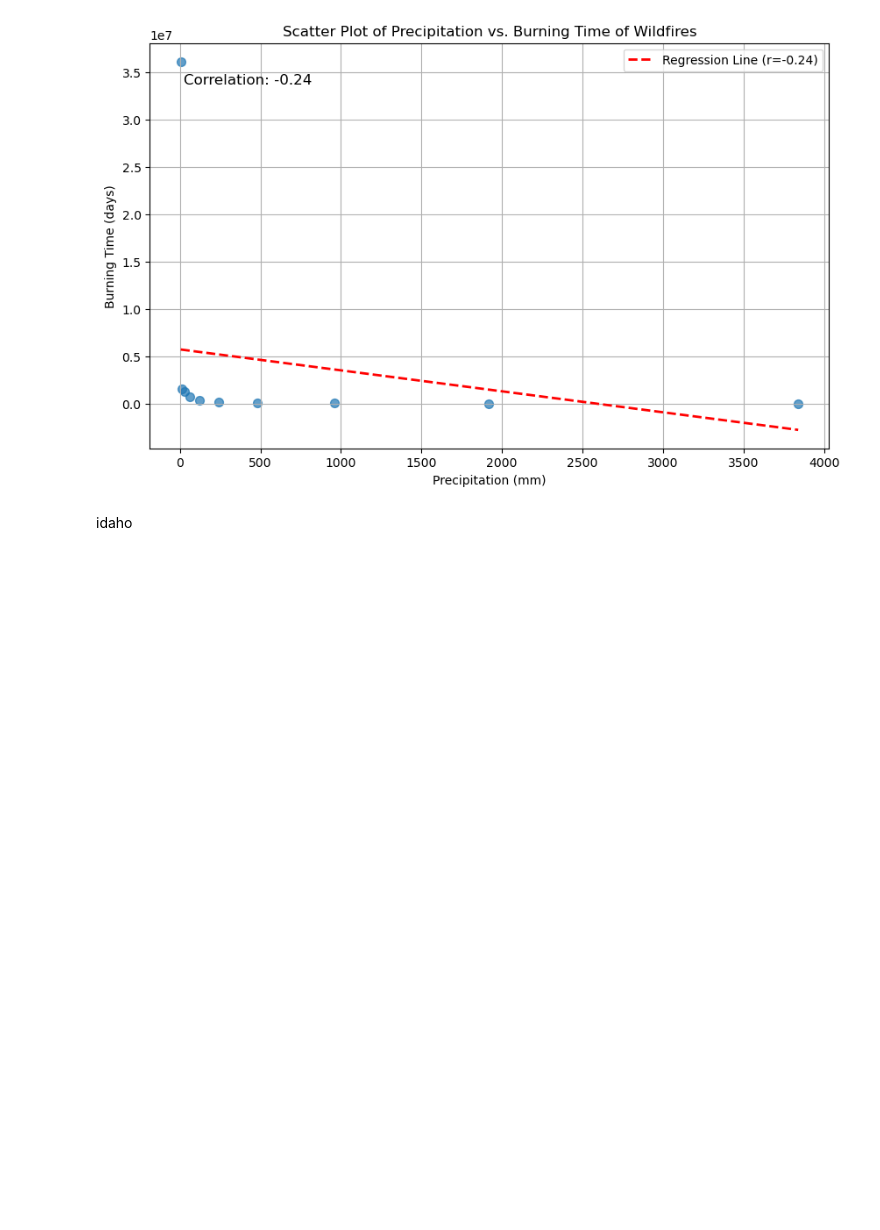
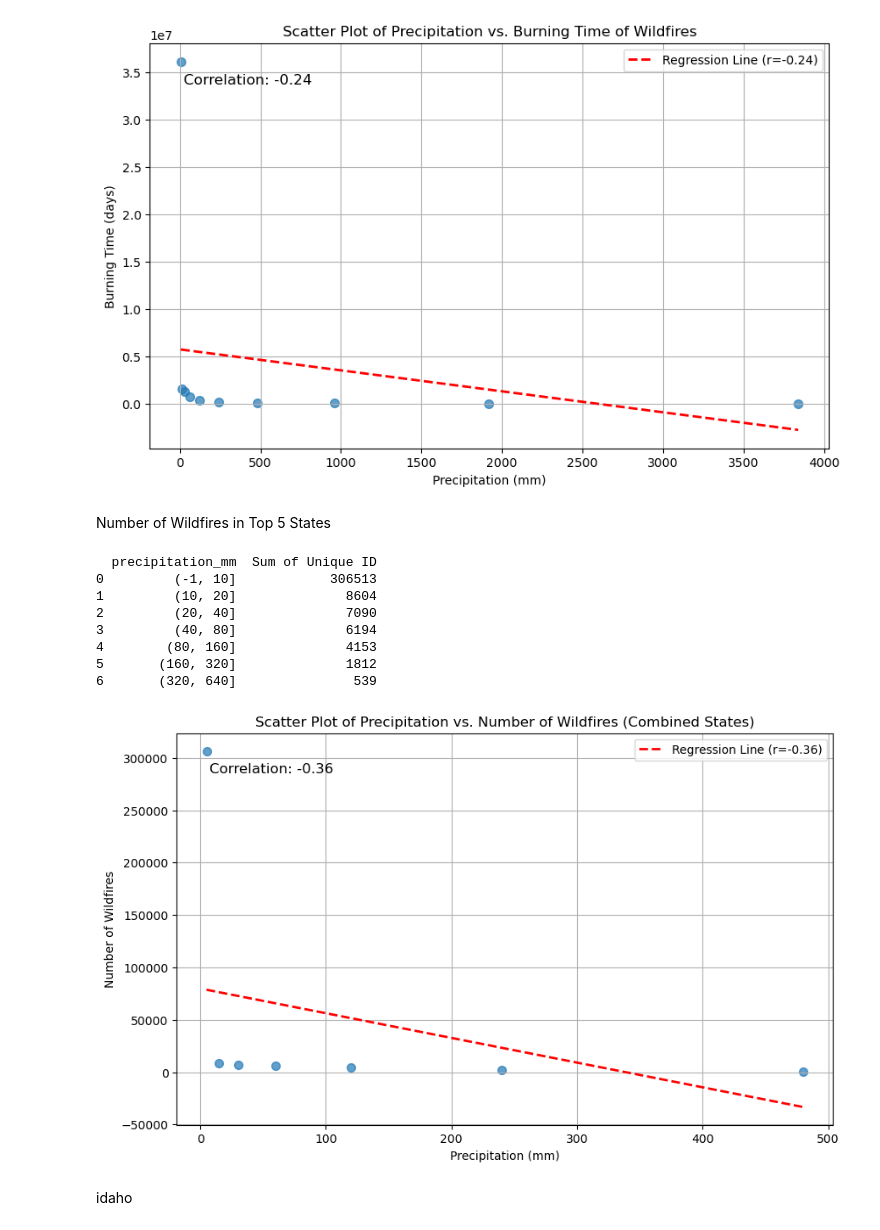
Before and after one commit to Pissane/Capstone_Project, a Jupyter notebook: weather_data/weather_and_wildfires_v2.ipynb, the cells around one changed output. Drawn from its saved outputs; the diff is of its cells as text; code cells hidden in the pictures; blank space fills up the shorter version.

```diff
--- a/weather_data/weather_and_wildfires_v2.ipynb
+++ b/weather_data/weather_and_wildfires_v2.ipynb
@@ -373,6 +373,66 @@ plt.show()
 8     (1280, 2560]                       20053.0
 9     (2560, 5120]                        2038.0
 [figure]
+# %% [markdown]
+Number of Wildfires in Top 5 States
+# %%
+# Filter data for the specified states
+selected_states = ['Idaho', 'Oregon', 'California', 'Arizona', 'New Mexico']
+filtered_result = result[result['state_name'].isin(selected_states)]
+
+# Calculate dynamic x tick intervals
+intervals = []
+start = 0
+end = 10
+while end <= filtered_result['precipitation_mm'].max():
+    intervals.append((start, end))
+    start = end
+    end *= 2
+
+# Convert the intervals into a one-dimensional list of tuples
+intervals_flat = [interval for intervals in intervals for interval in intervals]
+
+# Group and calculate the sum of unique_id per day in the intervals
+grouped_data = filtered_result.groupby(pd.cut(filtered_result['precipitation_mm'], bins=intervals_flat, precision=0, include_lowest=True, duplicates='drop'))['unique_id'].sum().reset_index()
+grouped_data.rename(columns={'unique_id': 'Sum of Unique ID'}, inplace=True)
+
+# Extract the interval midpoints for the x-axis and convert them to numeric values
+x_midpoints = [(interval[0] + interval[1]) / 2 for interval in intervals]
+
+# Create a scatter plot
+plt.figure(figsize=(10, 6))
+plt.scatter(x_midpoints, grouped_data['Sum of Unique ID'], marker='o', s=50, alpha=0.7)
+plt.xlabel('Precipitation (mm)')
+plt.ylabel('Number of Wildfires')
+plt.title('Scatter Plot of Precipitation vs. Number of Wildfires (Combined States)')
+
+# Calculate the correlation between the data
+correlation = np.corrcoef(x_midpoints, grouped_data['Sum of Unique ID'])[0, 1]
+
+# Show the correlation information in the plot
+plt.text(0.05, 0.9, f'Correlation: {correlation:.2f}', transform=plt.gca().transAxes, fontsize=12, color='black')
+
+# Calculate the regression line
+slope, intercept = np.polyfit(x_midpoints, grouped_data['Sum of Unique ID'], 1)
+
+# Draw the regression line
+plt.plot(x_midpoints, slope * np.array(x_midpoints) + intercept, color='red', linestyle='--', linewidth=2, label=f'Regression Line (r={correlation:.2f})')
+
+# Display the plot
+print(grouped_data)
+plt.grid(True)
+plt.legend()
+plt.show()
+# %% [output]
+  precipitation_mm  Sum of Unique ID
+0         (-1, 10]            306513
+1         (10, 20]              8604
+2         (20, 40]              7090
+3         (40, 80]              6194
+4        (80, 160]              4153
+5       (160, 320]              1812
+6       (320, 640]               539
+[figure, added]
 # %% [markdown]
 idaho
 # %%
```
Also changed, not shown: parts of 10 cells of this notebook, 1 other file.
